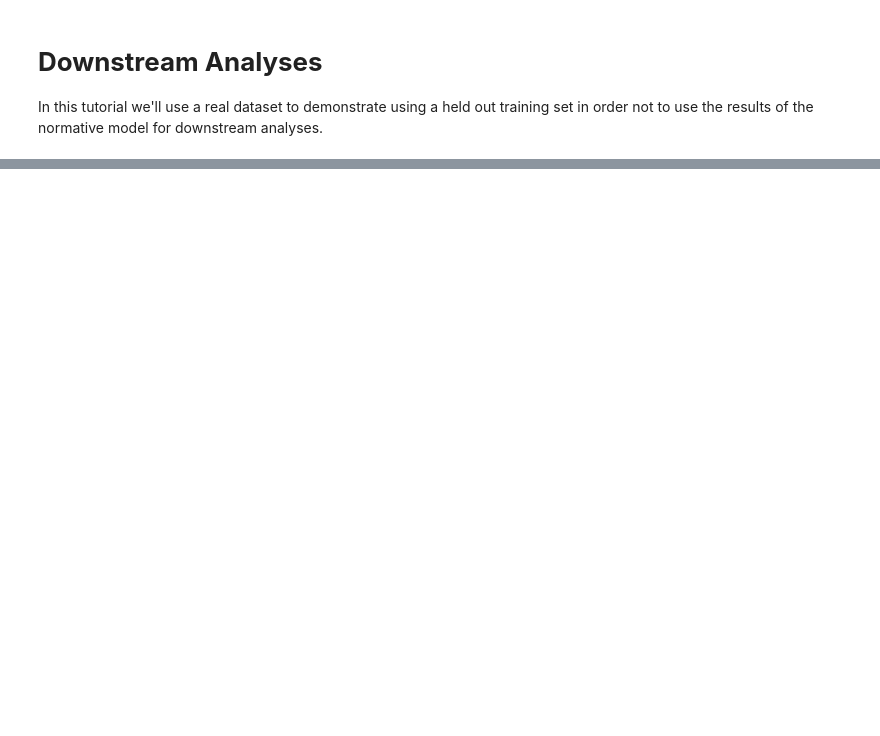
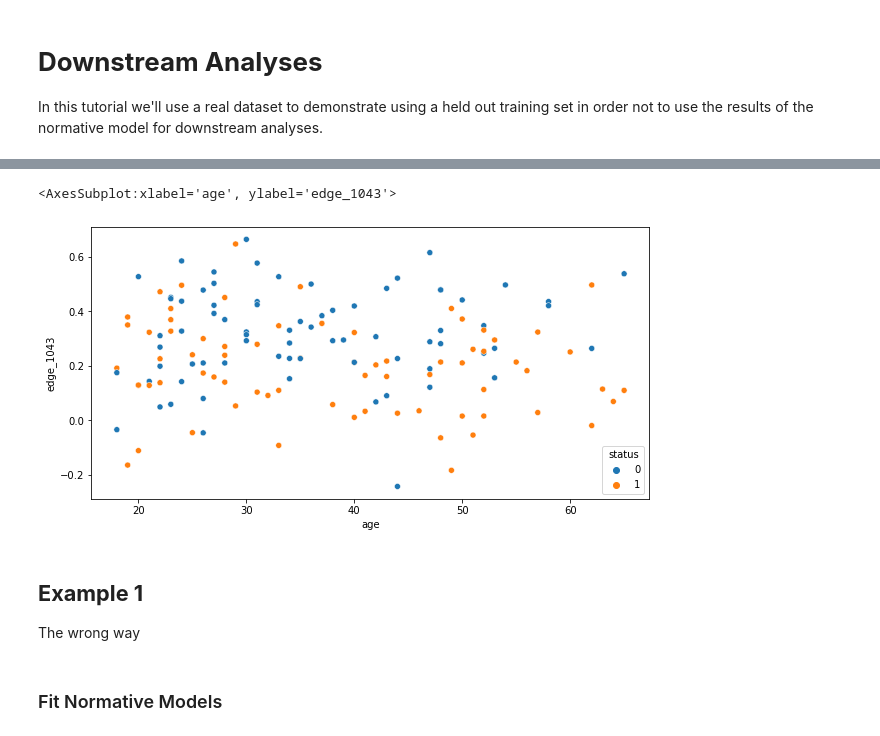
Before and after one commit to ppsp-team/PyNM, a Jupyter notebook: tutorials/6-downstream_analyses.ipynb, the cells around one changed output, grey strips where cells are left out. Saved outputs shown, nothing was run; the diff lists cells and outputs as text; code cells hidden in the pictures; blank space fills up the shorter version.

```diff
--- a/tutorials/6-downstream_analyses.ipynb
+++ b/tutorials/6-downstream_analyses.ipynb
@@ -47,0 +20,3 @@ print(netmats.shape)
+# %%
+# Download the dataset
+cobre = datasets.fetch_cobre(n_subjects=None)
@@ -85,0 +111,11 @@ Average: RMSE=3.472 - SMSE=1.016 - MSLL=0.971
+# %%
+plt.figure(figsize=(10,5))
+sns.scatterplot(x='age',y='edge_1043',data=pheno,hue='status')
+# %% [output]
+<AxesSubplot:xlabel='age', ylabel='edge_1043'>
+[figure, added]
+# %% [markdown]
+## **Example 1**
+The wrong way
+# %% [markdown]
+### Fit Normative Models
```
Also changed, not shown: parts of 29 cells of this notebook.
